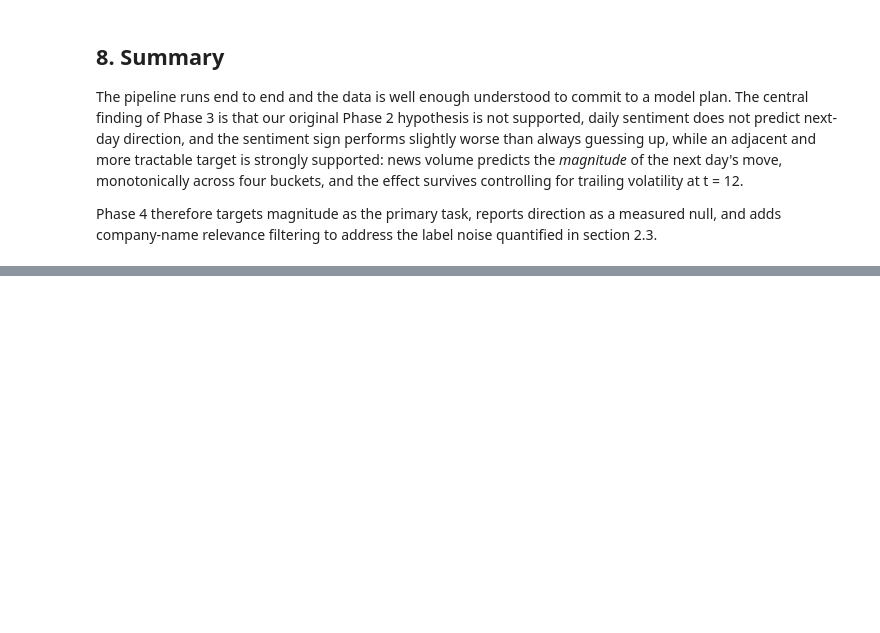
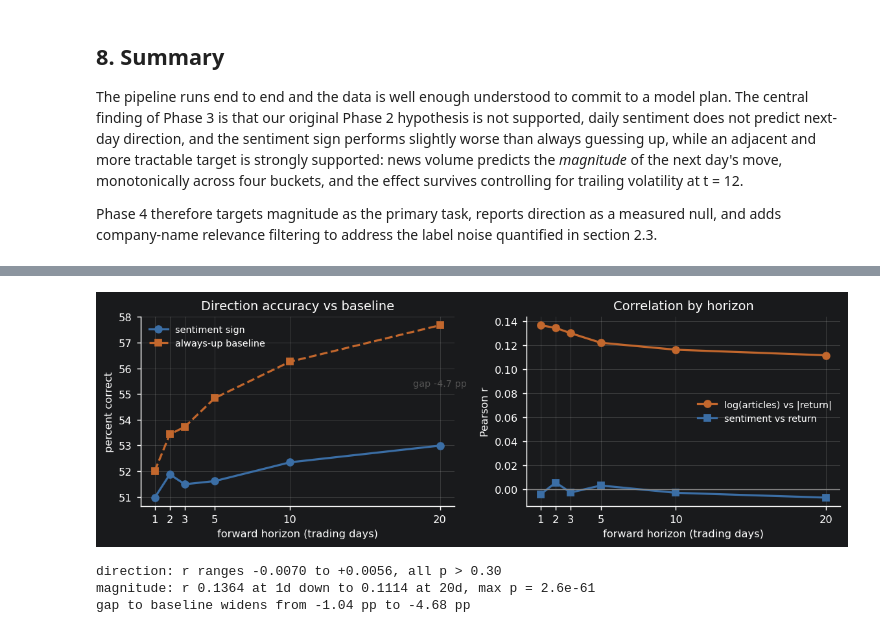
Before and after one commit to jauston1603/cs450-news-sentiment, a Jupyter notebook: phase3.ipynb, the cells around one changed output, grey strips where cells are left out. Drawn from its saved outputs; the diff is of its cells as text; code cells hidden in the pictures; blank space fills up the shorter version.

```diff
--- a/phase3.ipynb
+++ b/phase3.ipynb
@@ -566,0 +581,73 @@ section 2.3.
+# %%
+# --- 5.4 horizon robustness -------------------------------------------------
+from scipy.stats import pearsonr
+
+ORANGE = "#C2672D"
+HZ = [1, 2, 3, 5, 10, 20]
+
+r_ = q(f"SELECT * FROM read_parquet('{P('returns.parquet')}')")
+r_["trade_date"] = pd.to_datetime(r_.trade_date)
+r_ = r_.sort_values(["Stock_symbol", "trade_date"])
+
+# compound forward returns in log space, then convert back
+for k in HZ:
+    r_[f"fwd_{k}d"] = np.expm1(
+        r_.groupby("Stock_symbol").fwd_ret_1d
+          .transform(lambda s: np.log1p(s).rolling(k).sum().shift(-(k - 1))))
+
+h = agg.merge(r_[["Stock_symbol", "trade_date"] + [f"fwd_{k}d" for k in HZ]],
+              on=["Stock_symbol", "trade_date"], how="left")
+h["log_art"] = np.log1p(h.n_articles)
+
+rows = []
+for k in HZ:
+    c = f"fwd_{k}d"
+    s = h.dropna(subset=[c, "sent_mean"])
+    r_dir, p_dir = pearsonr(s.sent_mean, s[c])
+    r_mag, p_mag = pearsonr(s.log_art, s[c].abs())
+    rows.append({
+        "horizon_d": k, "n": len(s),
+        "r_direction": r_dir, "p_direction": p_dir,
+        "agree_%": (np.sign(s.sent_mean) == np.sign(s[c])).mean() * 100,
+        "baseline_%": (s[c] > 0).mean() * 100,
+        "r_magnitude": r_mag, "p_magnitude": p_mag,
+    })
+H = pd.DataFrame(rows)
+H["gap_pp"] = H["agree_%"] - H["baseline_%"]
+display(H.round(4))
+
+fig, (ax1, ax2) = plt.subplots(1, 2, figsize=(9, 3.1))
+
+ax1.plot(H.horizon_d, H["agree_%"], "o-", color=BLUE, lw=1.8, ms=6,
+         label="sentiment sign")
+ax1.plot(H.horizon_d, H["baseline_%"], "s--", color=ORANGE, lw=1.8, ms=6,
+         label="always-up baseline")
+ax1.set_title("Direction accuracy vs baseline")
+ax1.set_xlabel("forward horizon (trading days)")
+ax1.set_ylabel("percent correct")
+ax1.set_xticks(HZ)
+ax1.legend(frameon=False, fontsize=8)
+ax1.annotate(f"gap {H.gap_pp.iloc[-1]:+.1f} pp", xy=(20, 55.3), fontsize=8,
+             ha="center", color="#555")
+
+ax2.plot(H.horizon_d, H.r_magnitude, "o-", color=ORANGE, lw=1.8, ms=6,
+         label="log(articles) vs |return|")
+ax2.plot(H.horizon_d, H.r_direction, "s-", color=BLUE, lw=1.8, ms=6,
+         label="sentiment vs return")
+ax2.axhline(0, color="#888", lw=.8)
+ax2.set_title("Correlation by horizon")
+ax2.set_xlabel("forward horizon (trading days)")
+ax2.set_ylabel("Pearson r")
+ax2.set_xticks(HZ)
+ax2.legend(frameon=False, fontsize=8)
+
+plt.tight_layout()
+plt.savefig(FIGS / "fig8_horizon_robustness.png", bbox_inches="tight")
+plt.show()
+
+print(f"direction: r ranges {H.r_direction.min():+.4f} to {H.r_direction.max():+.4f}, "
+      f"all p > {H.p_direction.min():.2f}")
+print(f"magnitude: r {H.r_magnitude.max():.4f} at 1d down to {H.r_magnitude.min():.4f} "
+      f"at 20d, max p = {H.p_magnitude.max():.1e}")
+print(f"gap to baseline widens from {H.gap_pp.iloc[0]:+.2f} pp to {H.gap_pp.iloc[-1]:+.2f} pp")
+# %% [output]
@@ -566,0 +661,4 @@ section 2.3.
+[figure, added]
+direction: r ranges -0.0070 to +0.0056, all p > 0.30
+magnitude: r 0.1364 at 1d down to 0.1114 at 20d, max p = 2.6e-61
+gap to baseline widens from -1.04 pp to -4.68 pp
```
Also changed, not shown: parts of 2 cells of this notebook, 1 other file.
